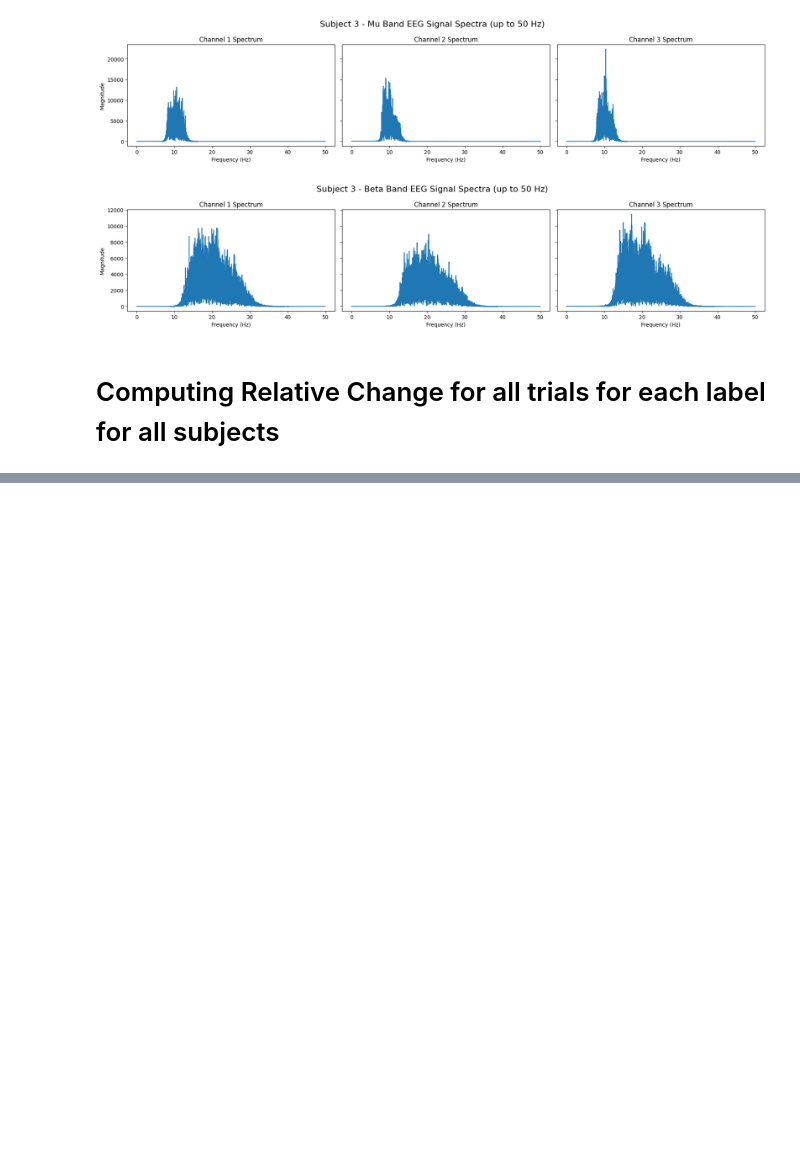
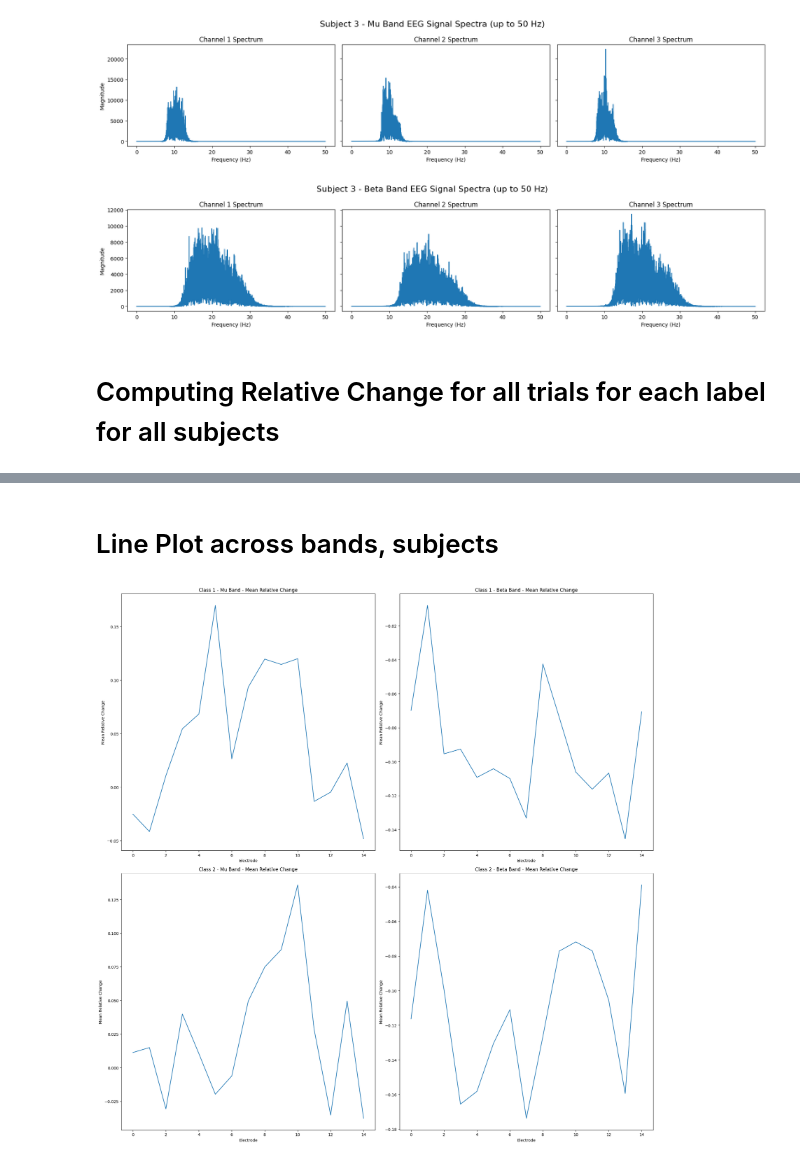
Before and after one commit to ahmed-alllam/Motor-Imagery-Classifier, a Jupyter notebook: src/process_EEG_data.ipynb, the cells around one changed output, grey strips where cells are left out. Cells and saved outputs as stored; diff of their text form; code cells hidden in the pictures; blank space fills up the shorter version.

```diff
--- a/src/process_EEG_data.ipynb
+++ b/src/process_EEG_data.ipynb
@@ -196,0 +238,18 @@ for subject in range(num_subjects):
+# %% [markdown]
+# Line Plot across bands, subjects
+# %%
+"""
+Relative change in power for each electrode, aggregated across all subjects for each band.
+"""
+fig, axes = plt.subplots(nrows=2, ncols=2, figsize=(20, 20), tight_layout=True)
+
+for i, trial_class in enumerate([1,2]):
+    for j, band in enumerate(['mu', 'beta']):
+        mean_relative_change = np.mean(subjects_relative_change[f"{band}_band_class{trial_class}"], axis=0)
+        mean_relative_change = np.mean(mean_relative_change, axis=0)    # mean across all subjects
+        axes[i, j].plot(mean_relative_change)
+        axes[i, j].set_title(f"Class {trial_class} - {band.capitalize()} Band - Mean Relative Change")
+        axes[i, j].set_xlabel('Electrode')
+        axes[i, j].set_ylabel('Mean Relative Change')
+# %% [output]
+[figure, added]
```
Also changed, not shown: parts of 4 cells of this notebook.
